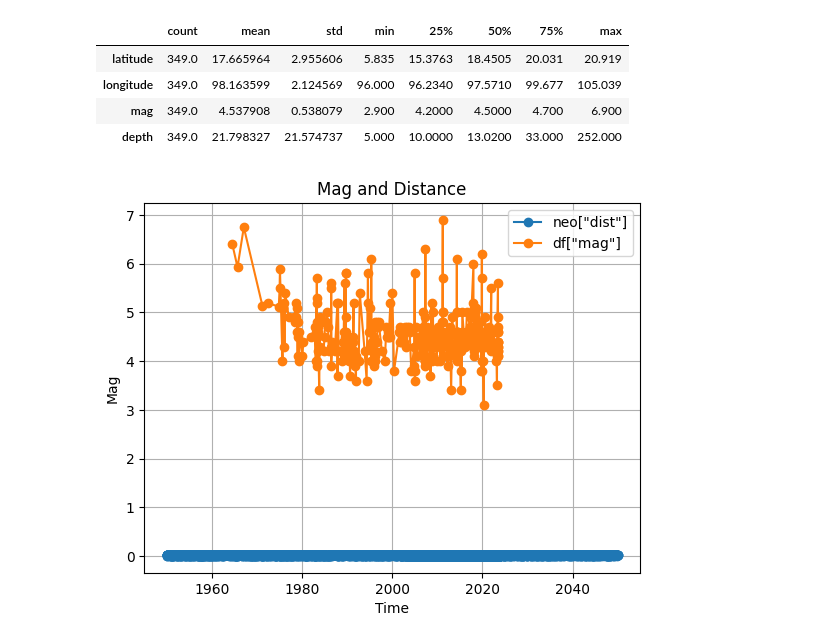
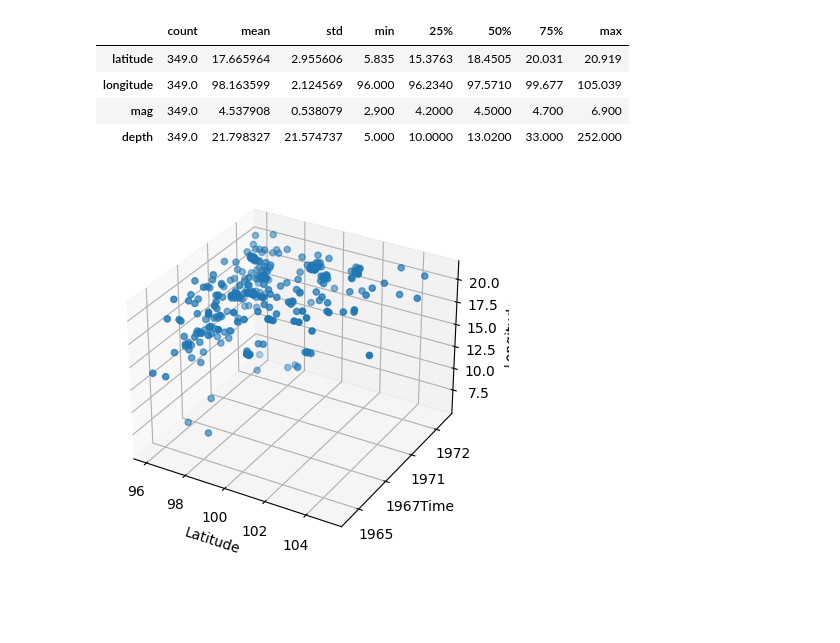
Before and after one commit to peeb01/Earthquake, a Jupyter notebook: DataSet/read.ipynb, the cells around one changed output. Cells and saved outputs as stored; diff of their text form; code cells hidden in the pictures; blank space fills up the shorter version.

```diff
--- a/DataSet/read.ipynb
+++ b/DataSet/read.ipynb
@@ -4,5 +5,5 @@ import matplotlib.pyplot as plt
 # %%
-df = pd.read_csv('dataset102.csv')
+df = pd.read_csv('DATASET.csv')
 df['time'] = pd.to_datetime(df['time'], errors='coerce')
 df['time'] = df['time'].dt.strftime("%Y-%m-%d %H:%M")
 df.head()
@@ -67,6 +67,25 @@ ndt.describe().transpose()
 | longitude | 349.0 | 98.163599 | 2.124569 | 96.000 | 96.2340 | 97.5710 | 99.677 | 105.039 |
 | mag | 349.0 | 4.537908 | 0.538079 | 2.900 | 4.2000 | 4.5000 | 4.700 | 6.900 |
 | depth | 349.0 | 21.798327 | 21.574737 | 5.000 | 10.0000 | 13.0200 | 33.000 | 252.000 |
+# %%
+ndt['time'] = pd.to_datetime(ndt['time'])
+
+fig = plt.figure()
+ax = fig.add_subplot(projection='3d')
+
+formatted_time = ndt['time'].dt.strftime('%Y')
+
+ax.scatter(ndt['longitude'], ndt['time'].astype('int64'), ndt['latitude'], marker='o')
+ax.set_xlabel('Latitude')
+ax.set_ylabel('Time')
+ax.set_zlabel('Longitude')
+
+
+ax.set_yticklabels(formatted_time)
+
+plt.show()
+# %% [output]
+[figure, added]
 # %%
 neo['cd'] = pd.to_datetime(neo['cd'], errors='coerce')
 ndt['time'] = pd.to_datetime(ndt['time'], errors='coerce')
@@ -82,5 +101,3 @@ plt.ylabel('Mag')
 plt.legend()
 plt.grid(True)
 plt.show()
-# %% [output]
-[figure, removed]
```
Also changed, not shown: parts of 2 cells of this notebook, 1 other file.
